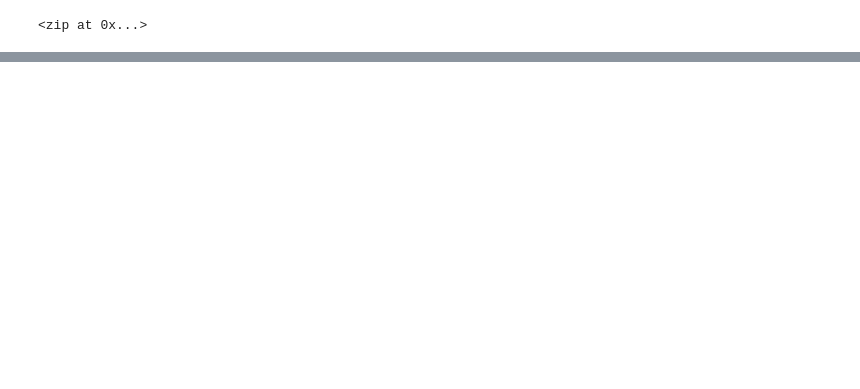
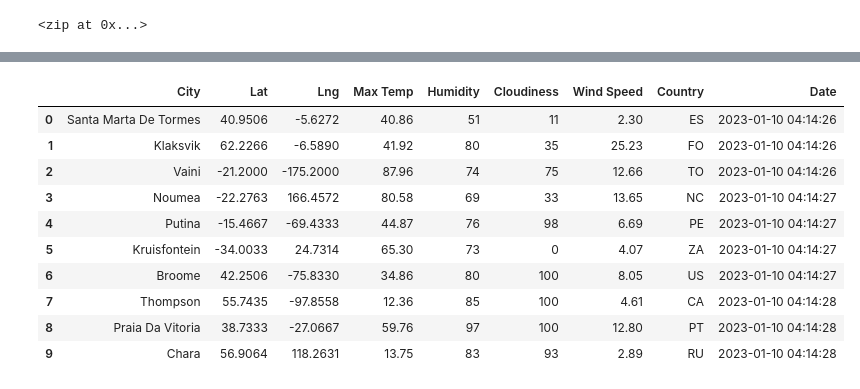
Before and after one commit to MickMarch/world_weather_analysis, a Jupyter notebook: weatherpy.ipynb, the cells around one changed output, grey strips where cells are left out. Drawn from its saved outputs; the diff is of its cells as text; code cells hidden in the pictures; blank space fills up the shorter version.

Commit message:
Collected data from OpenWeather API and saved it

```diff
--- a/weatherpy.ipynb
+++ b/weatherpy.ipynb
@@ -36,0 +43,3 @@ print(len(cities))
+# %%
+# Starting URL for Weather Map API Call.
+url = "http://api.openweathermap.org/data/2.5/weather?units=Imperial&APPID=" + weather_api_key
@@ -36,0 +131,15 @@ print(len(cities))
+# %%
+city_data_df = pd.DataFrame(city_data)
+city_data_df.head(10)
+# %% [output]
+|  | City | Lat | Lng | Max Temp | Humidity | Cloudiness | Wind Speed | Country | Date |
+| 0 | Santa Marta De Tormes | 40.9506 | -5.6272 | 40.86 | 51 | 11 | 2.30 | ES | 2023-01-10 04:14:26 |
+| 1 | Klaksvik | 62.2266 | -6.5890 | 41.92 | 80 | 35 | 25.23 | FO | 2023-01-10 04:14:26 |
+| 2 | Vaini | -21.2000 | -175.2000 | 87.96 | 74 | 75 | 12.66 | TO | 2023-01-10 04:14:26 |
+| 3 | Noumea | -22.2763 | 166.4572 | 80.58 | 69 | 33 | 13.65 | NC | 2023-01-10 04:14:27 |
+| 4 | Putina | -15.4667 | -69.4333 | 44.87 | 76 | 98 | 6.69 | PE | 2023-01-10 04:14:27 |
+| 5 | Kruisfontein | -34.0033 | 24.7314 | 65.30 | 73 | 0 | 4.07 | ZA | 2023-01-10 04:14:27 |
+| 6 | Broome | 42.2506 | -75.8330 | 34.86 | 80 | 100 | 8.05 | US | 2023-01-10 04:14:27 |
+| 7 | Thompson | 55.7435 | -97.8558 | 12.36 | 85 | 100 | 4.61 | CA | 2023-01-10 04:14:28 |
+| 8 | Praia Da Vitoria | 38.7333 | -27.0667 | 59.76 | 97 | 100 | 12.80 | PT | 2023-01-10 04:14:28 |
+| 9 | Chara | 56.9064 | 118.2631 | 13.75 | 83 | 93 | 2.89 | RU | 2023-01-10 04:14:28 |
```
Also changed, not shown: parts of 6 cells of this notebook, 3 other files.
